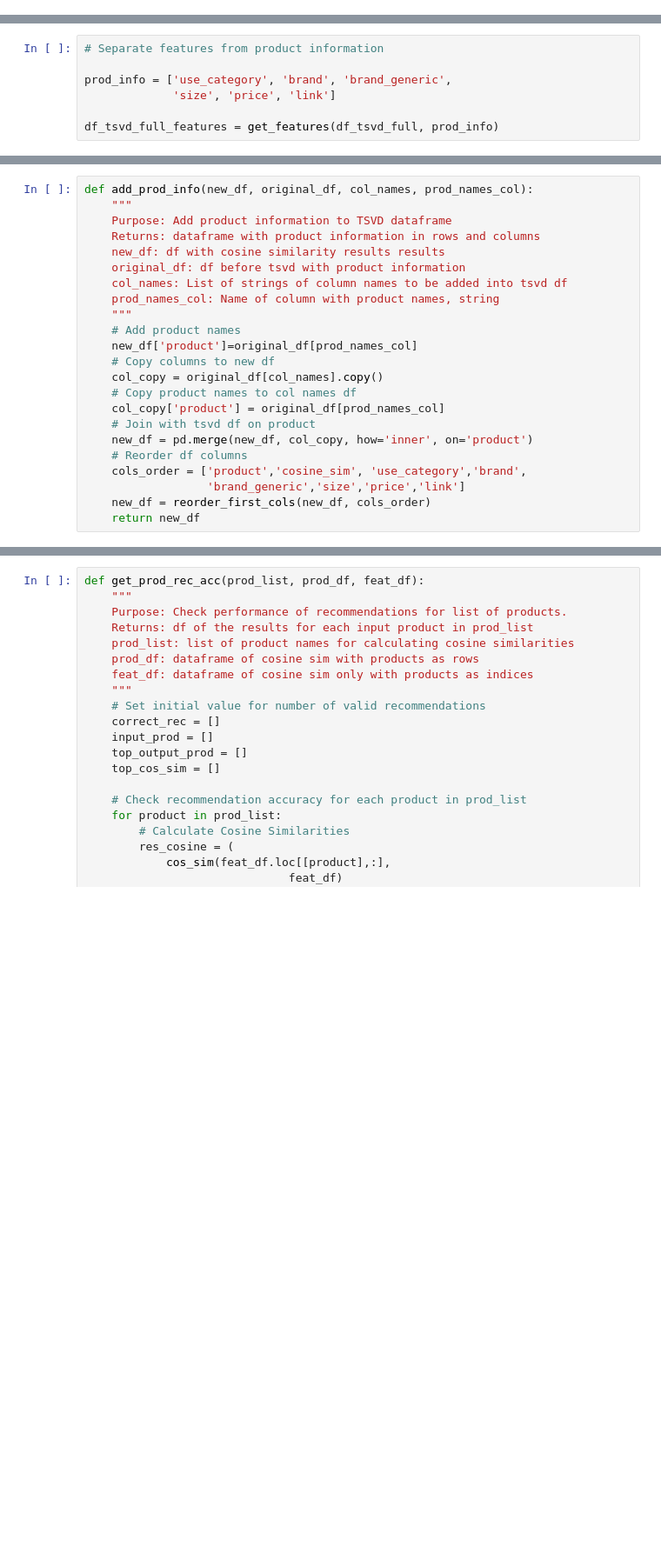
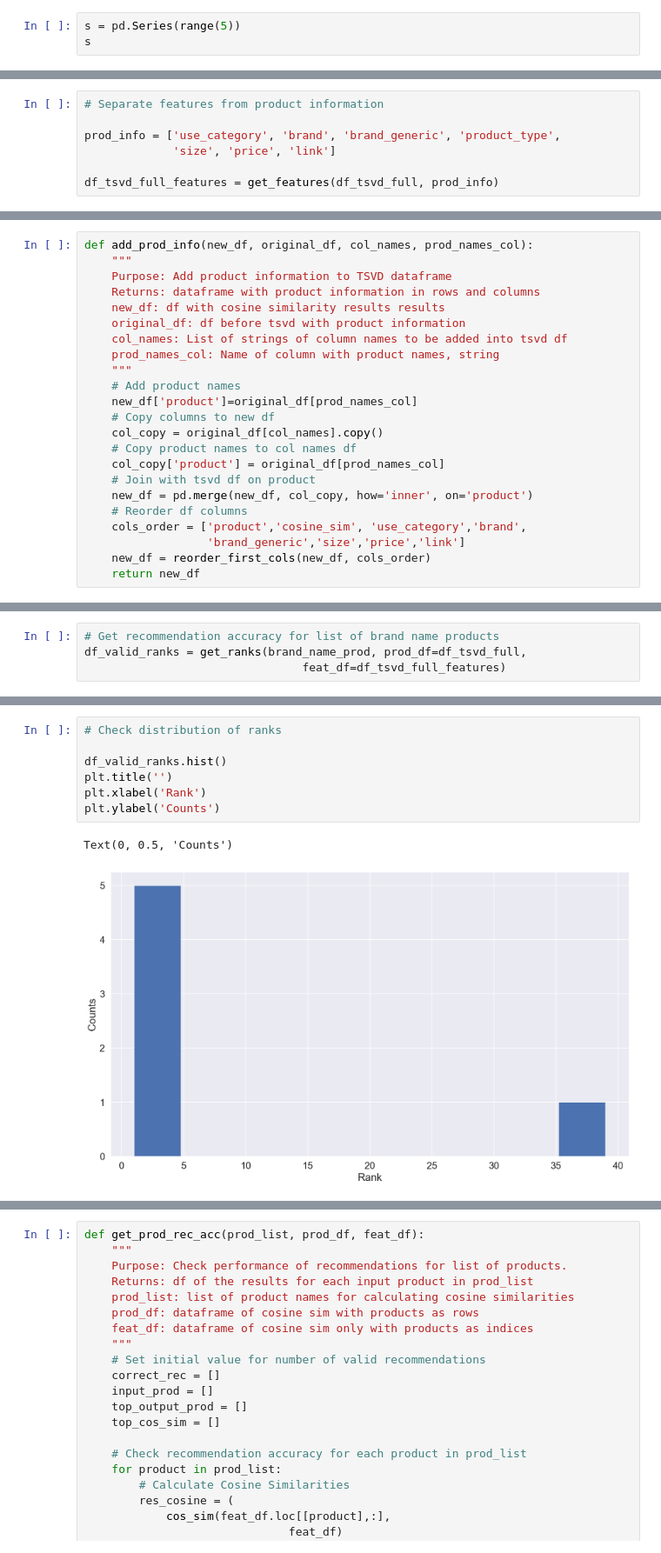
Before and after one commit to paulqsims/insight_project, a Jupyter notebook: notebooks/3_analysis.ipynb, the cells around one changed output, grey strips where cells are left out. Shown at 87% size. Drawn from its saved outputs; the diff is of its cells as text; blank space fills up the shorter version.

Commit message:
Add mean reciprocal rank analysis

```diff
--- a/notebooks/3_analysis.ipynb
+++ b/notebooks/3_analysis.ipynb
@@ -39,0 +97,3 @@ df_tsvd_full = pd.read_csv(rpath+directory_name+file_name, index_col=0)
+# %%
+s = pd.Series(range(5))
+s
@@ -56,7 +123,7 @@ def get_features(df, prod_info):
 # %%
 # Separate features from product information
 
-prod_info = ['use_category', 'brand', 'brand_generic',
+prod_info = ['use_category', 'brand', 'brand_generic', 'product_type',
              'size', 'price', 'link']
 
 df_tsvd_full_features = get_features(df_tsvd_full, prod_info)
@@ -147,0 +277,4 @@ def add_prod_info(new_df, original_df, col_names, prod_names_col):
+# %%
+# Get recommendation accuracy for list of brand name products
+df_valid_ranks = get_ranks(brand_name_prod, prod_df=df_tsvd_full,
+                                feat_df=df_tsvd_full_features)
@@ -147,0 +291,10 @@ def add_prod_info(new_df, original_df, col_names, prod_names_col):
+# %%
+# Check distribution of ranks
+
+df_valid_ranks.hist()
+plt.title('')
+plt.xlabel('Rank')
+plt.ylabel('Counts')
+# %% [output]
+Text(0, 0.5, 'Counts')
+[figure, added]
```
Also changed, not shown: parts of 15 cells of this notebook.
